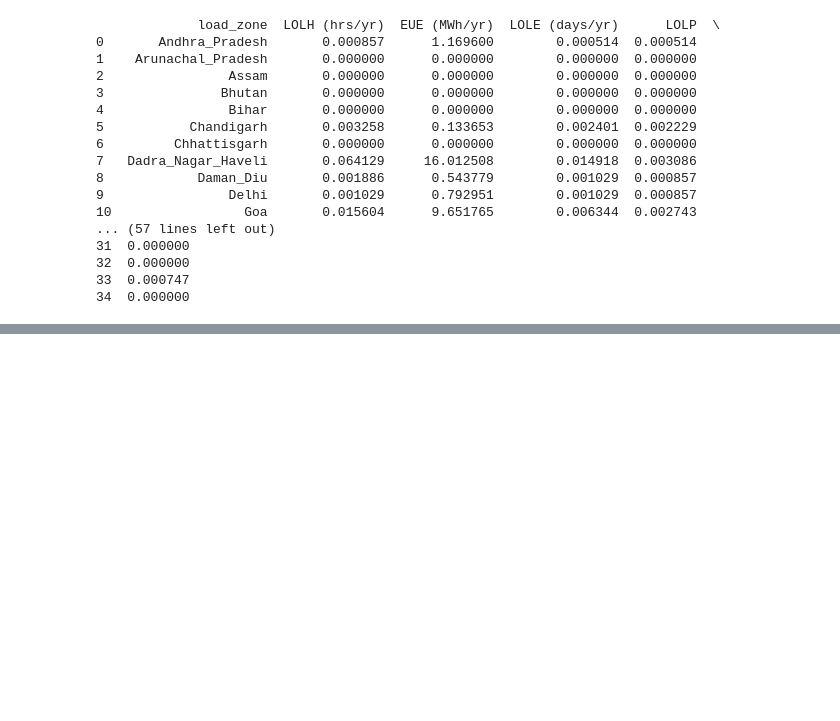
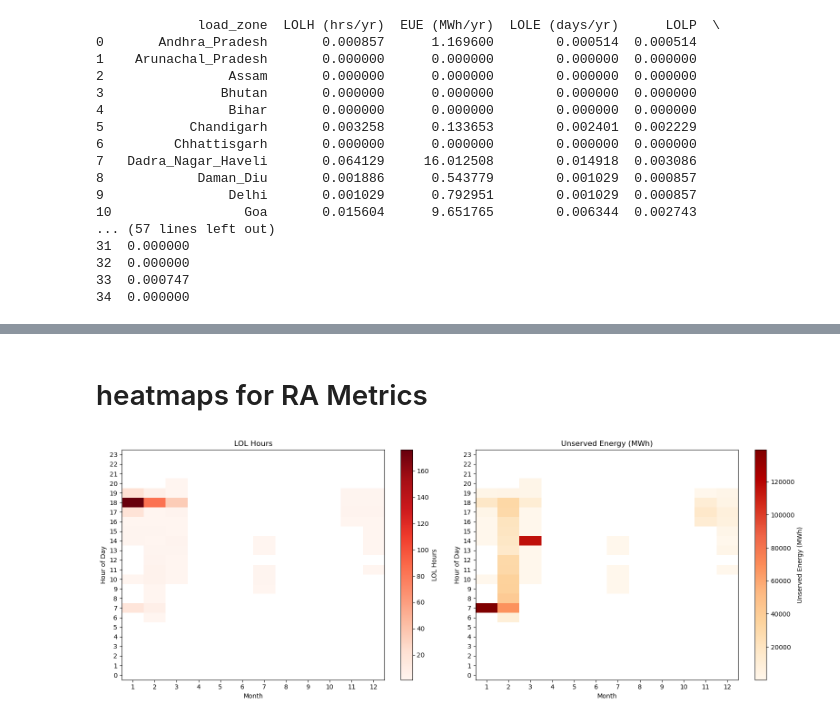
Before and after one commit to cetlab-ucsb/gridpath_india_viz, a Jupyter notebook: software/ra_metrics_stats.ipynb, the cells around one changed output, grey strips where cells are left out. Drawn from its saved outputs; the diff is of its cells as text; code cells hidden in the pictures; blank space fills up the shorter version.

```diff
--- a/software/ra_metrics_stats.ipynb
+++ b/software/ra_metrics_stats.ipynb
@@ -327,0 +465,71 @@ else:
+# %% [markdown]
+# heatmaps for RA Metrics
+# %%
+df_for_heatmap = aggregated_system_load_df.copy()
+df_for_heatmap['is_lol'] = df_for_heatmap['unserved_energy_mw'] > 0
+df_for_heatmap['month']  = df_for_heatmap['timestamp'].dt.month
+df_for_heatmap['hour']   = df_for_heatmap['timestamp'].dt.hour
+
+# 1. Heatmap for loss-of-load hours (count)
+lol_counts = (
+    df_for_heatmap[df_for_heatmap['is_lol']]
+    .groupby(['hour', 'month'])
+    .size()
+)
+lol_heatmap_df = (
+    lol_counts
+    .unstack(fill_value=0)
+    .reindex(index=range(0, 24), columns=range(1, 13), fill_value=0)
+)
+
+# 2. Heatmap for total unserved energy (sum)
+energy_sums = (
+    df_for_heatmap
+    .groupby(['hour', 'month'])['unserved_energy_mw']
+    .sum()
+)
+energy_heatmap_df = (
+    energy_sums
+    .unstack(fill_value=0)
+    .reindex(index=range(0, 24), columns=range(1, 13), fill_value=0)
+)
+
+# Mask zeros for both
+lol_data = np.ma.masked_equal(lol_heatmap_df.values, 0)
+energy_data = np.ma.masked_equal(energy_heatmap_df.values, 0)
+
+# Configure colormaps
+cmap_lol = plt.cm.Reds
+cmap_lol.set_bad(color='white')
+cmap_energy = plt.cm.OrRd
+cmap_energy.set_bad(color='white')
+
+# Plot side-by-side
+fig, (ax1, ax2) = plt.subplots(1, 2, figsize=(16, 6))
+
+# Loss-of-Load Hours heatmap
+im1 = ax1.imshow(lol_data, origin='lower', aspect='auto', cmap=cmap_lol)
+ax1.set_title('LOL Hours')
+ax1.set_xlabel('Month')
+ax1.set_ylabel('Hour of Day')
+ax1.set_xticks(np.arange(12))
+ax1.set_xticklabels(np.arange(1, 13))
+ax1.set_yticks(np.arange(24))
+ax1.set_yticklabels(np.arange(0, 24))
+fig.colorbar(im1, ax=ax1, label='LOL Hours')
+
+# Unserved Energy heatmap
+im2 = ax2.imshow(energy_data, origin='lower', aspect='auto', cmap=cmap_energy)
+ax2.set_title('Unserved Energy (MWh)')
+ax2.set_xlabel('Month')
+ax2.set_ylabel('Hour of Day')
+ax2.set_xticks(np.arange(12))
+ax2.set_xticklabels(np.arange(1, 13))
+ax2.set_yticks(np.arange(24))
+ax2.set_yticklabels(np.arange(0, 24))
+fig.colorbar(im2, ax=ax2, label='Unserved Energy (MWh)')
+
+plt.tight_layout()
+plt.show()
+# %% [output]
+[figure, added]
```
Also changed, not shown: parts of 7 cells of this notebook.
